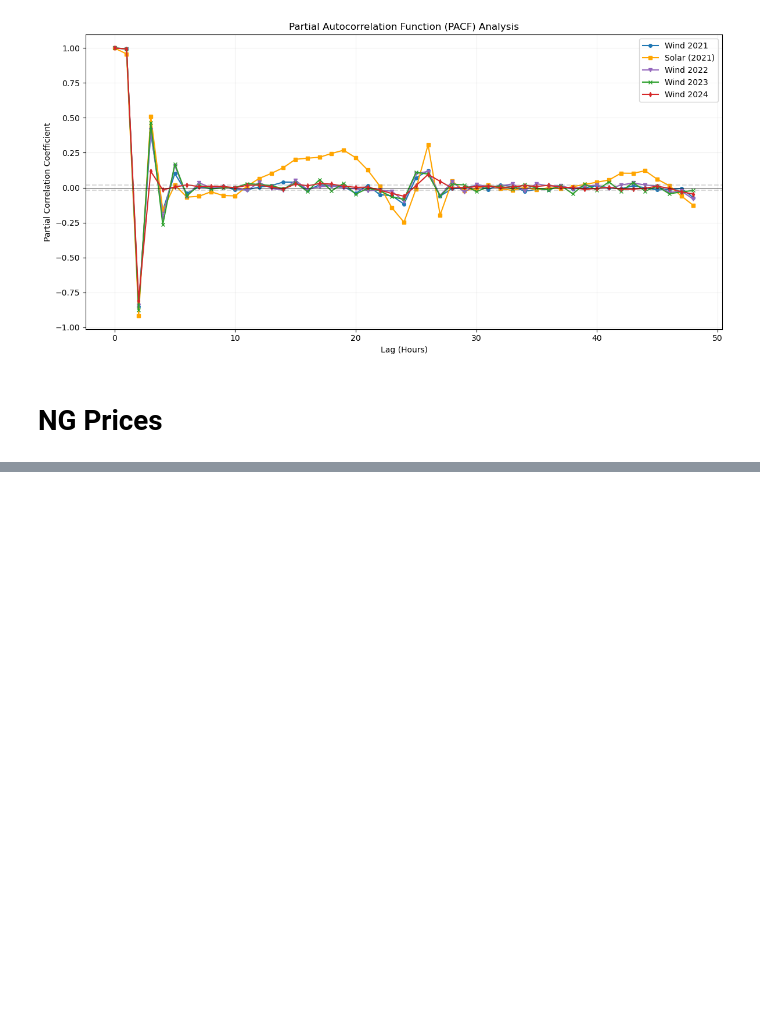
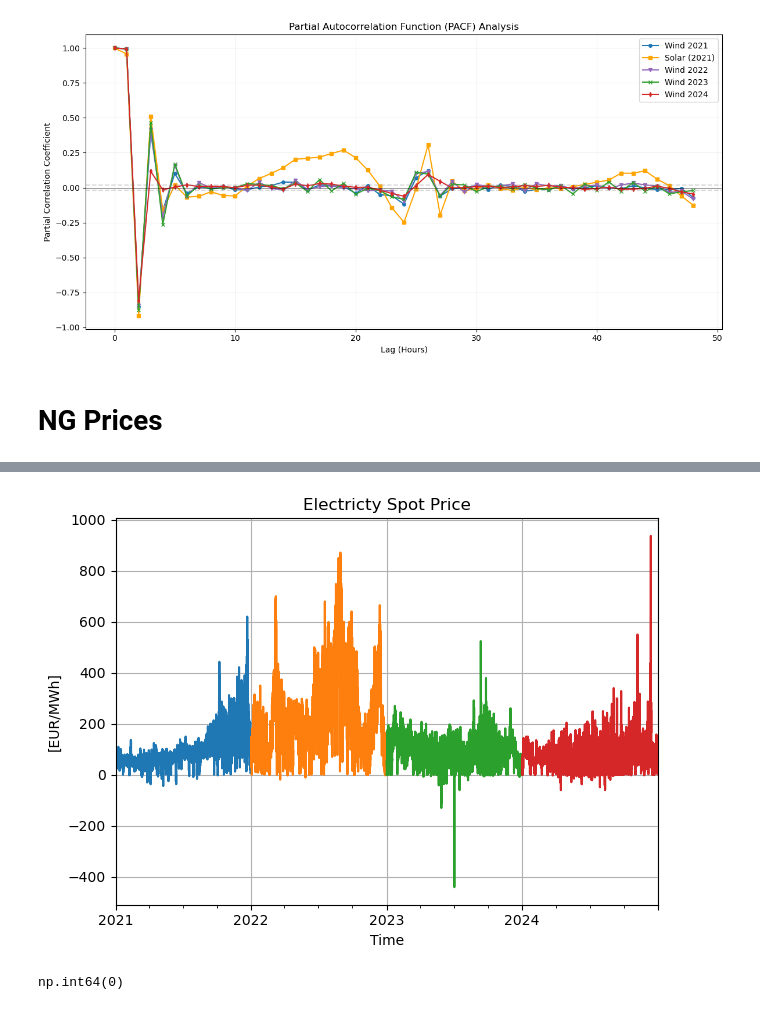
Before and after one commit to pulio12/Msc_Thesis_Greenlab_Skive, a Jupyter notebook: Final_File.ipynb, the cells around one changed output, grey strips where cells are left out. Drawn from its saved outputs; the diff is of its cells as text; code cells hidden in the pictures; blank space fills up the shorter version.

```diff
--- a/Final_File.ipynb
+++ b/Final_File.ipynb
@@ -231,0 +443,20 @@ NG_price["MarginalPurchasePriceEUR_MWh"] = NG_price["MarginalPurchasePriceEUR_MW
+# %%
+elspotprices["SpotPriceEUR"]["2021"].plot()
+elspotprices["SpotPriceEUR"]["2022"].plot()
+elspotprices["SpotPriceEUR"]["2023"].plot()
+elspotprices["SpotPriceEUR"]["2024"].plot()
+plt.ylabel("[EUR/MWh]")
+plt.xlabel("Time")
+plt.grid()
+plt.title("Electricty Spot Price")
+#plt.legend(["2021", "2022", "2023", "2024"])
+plt.tight_layout()
+plt.show()
+# %% [output]
+[figure, added]
+# %%
+"Filling Missing Data Values";
+grid_emissions["2021":"2024"] = grid_emissions["2021":"2024"].ffill().bfill()
+grid_emissions["2021":"2024"].isna().sum()
+# %% [output]
+np.int64(0)
```
Also changed, not shown: parts of 44 cells of this notebook.
